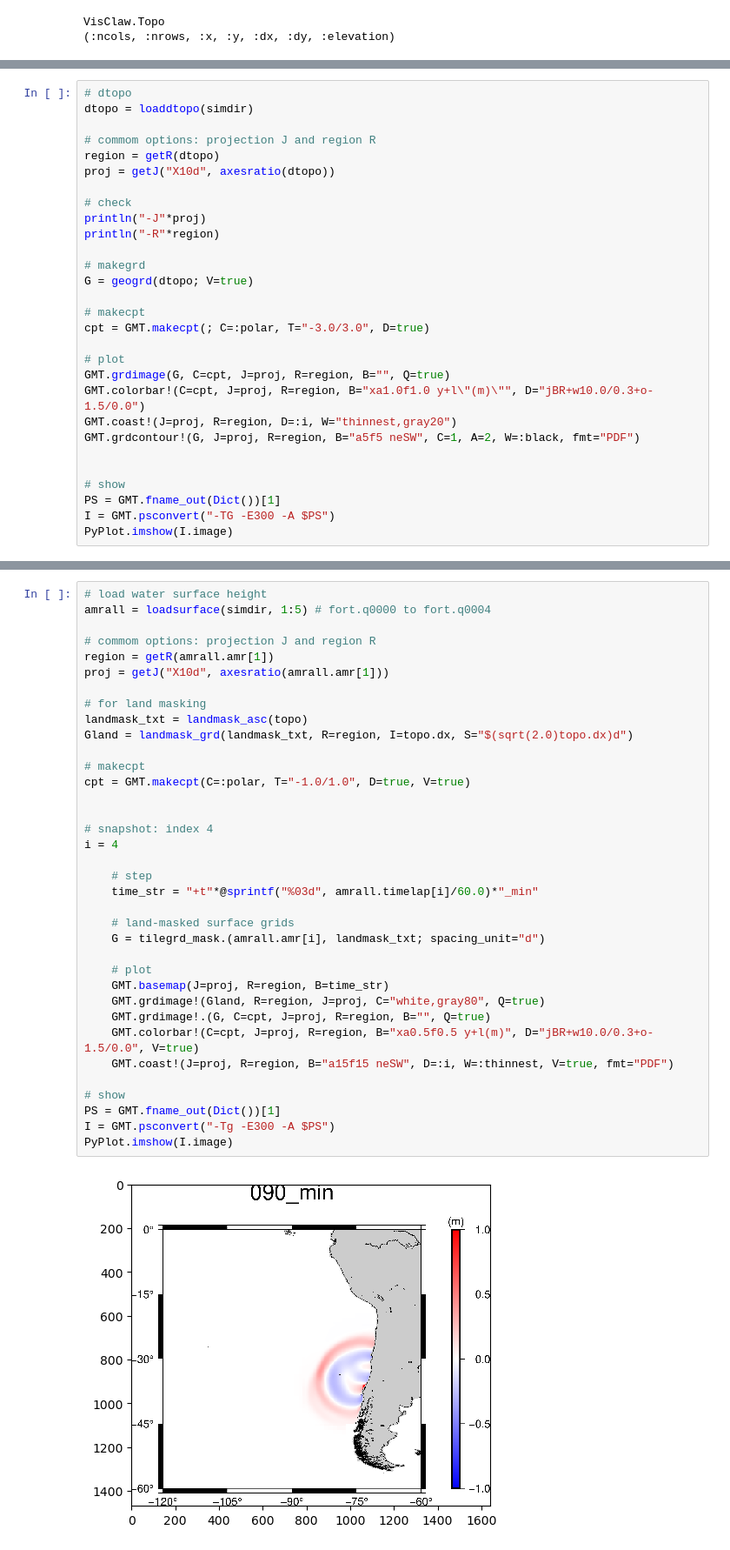
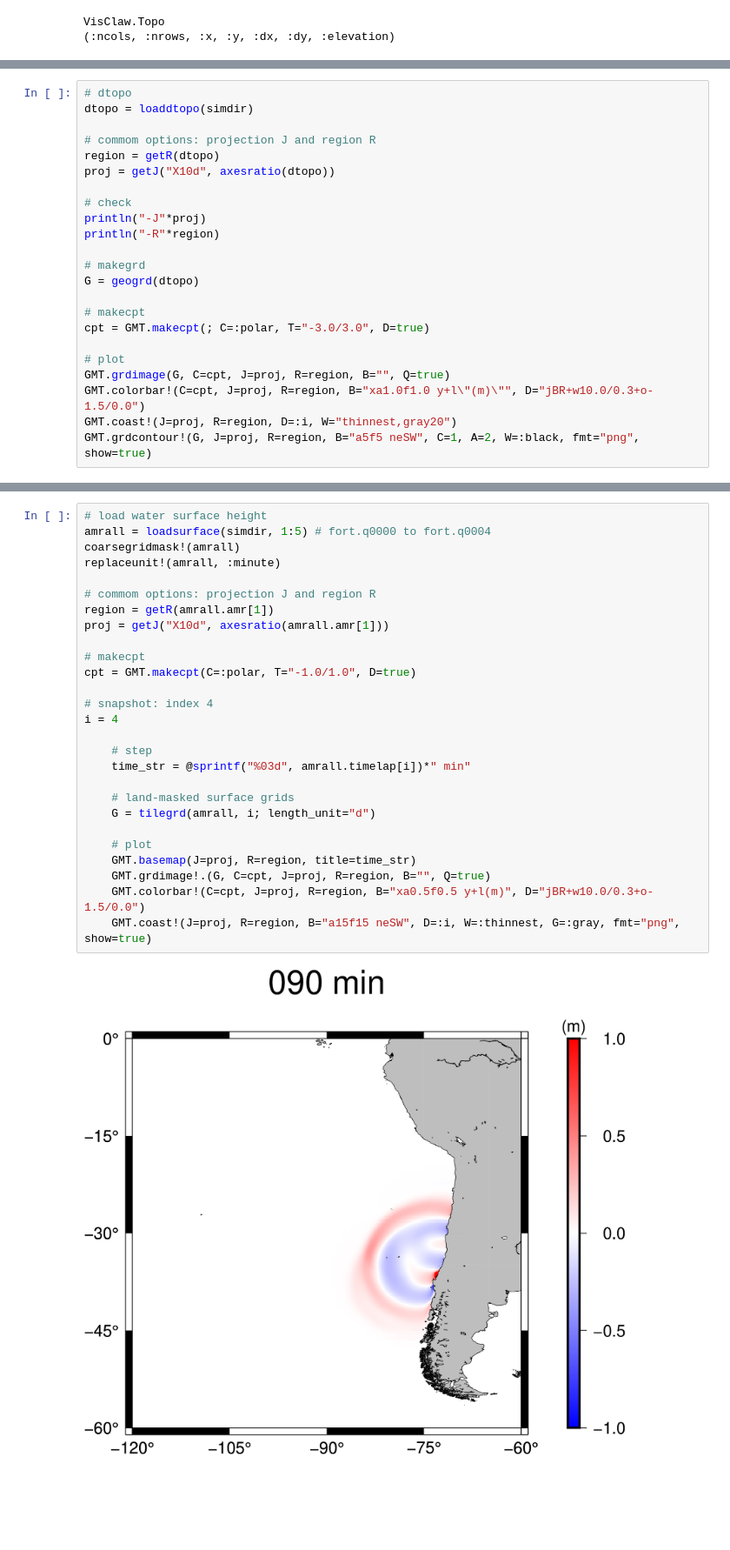
Before and after one commit to hydrocoast/VisClaw.jl, a Jupyter notebook: Examples_using_GMT.ipynb, the cells around one changed output, grey strips where cells are left out. Shown at 87% size. Cells and saved outputs as stored; diff of their text form; blank space fills up the shorter version.

```diff
--- a/Examples_using_GMT.ipynb
+++ b/Examples_using_GMT.ipynb
@@ -69,7 +62,7 @@ println("-J"*proj)
 println("-R"*region)
 
 # makegrd
-G = geogrd(dtopo; V=true)
+G = geogrd(dtopo)
 
 # makecpt
 cpt = GMT.makecpt(; C=:polar, T="-3.0/3.0", D=true)
@@ -78,11 +71,5 @@ cpt = GMT.makecpt(; C=:polar, T="-3.0/3.0", D=true)
 GMT.grdimage(G, C=cpt, J=proj, R=region, B="", Q=true)
 GMT.colorbar!(C=cpt, J=proj, R=region, B="xa1.0f1.0 y+l\"(m)\"", D="jBR+w10.0/0.3+o-1.5/0.0")
 GMT.coast!(J=proj, R=region, D=:i, W="thinnest,gray20")
-GMT.grdcontour!(G, J=proj, R=region, B="a5f5 neSW", C=1, A=2, W=:black, fmt="PDF")
-
-
-# show
-PS = GMT.fname_out(Dict())[1]
-I = GMT.psconvert("-TG -E300 -A $PS")
-PyPlot.imshow(I.image)
+GMT.grdcontour!(G, J=proj, R=region, B="a5f5 neSW", C=1, A=2, W=:black, fmt="png", show=true)
 # %% [output]
@@ -95,38 +81,29 @@ PyObject <matplotlib.image.AxesImage object at 0x...>
 # %%
 # load water surface height
 amrall = loadsurface(simdir, 1:5) # fort.q0000 to fort.q0004
+coarsegridmask!(amrall)
+replaceunit!(amrall, :minute)
 
 # commom options: projection J and region R
 region = getR(amrall.amr[1])
 proj = getJ("X10d", axesratio(amrall.amr[1]))
 
-# for land masking
-landmask_txt = landmask_asc(topo)
-Gland = landmask_grd(landmask_txt, R=region, I=topo.dx, S="$(sqrt(2.0)topo.dx)d")
-
 # makecpt
-cpt = GMT.makecpt(C=:polar, T="-1.0/1.0", D=true, V=true)
-
+cpt = GMT.makecpt(C=:polar, T="-1.0/1.0", D=true)
 
 # snapshot: index 4
 i = 4
 
     # step
-    time_str = "+t"*@sprintf("%03d", amrall.timelap[i]/60.0)*"_min"
+    time_str = @sprintf("%03d", amrall.timelap[i])*" min"
 
     # land-masked surface grids
-    G = tilegrd_mask.(amrall.amr[i], landmask_txt; spacing_unit="d")
+    G = tilegrd(amrall, i; length_unit="d")
 
     # plot
-    GMT.basemap(J=proj, R=region, B=time_str)
-    GMT.grdimage!(Gland, R=region, J=proj, C="white,gray80", Q=true)
+    GMT.basemap(J=proj, R=region, title=time_str)
     GMT.grdimage!.(G, C=cpt, J=proj, R=region, B="", Q=true)
-    GMT.colorbar!(C=cpt, J=proj, R=region, B="xa0.5f0.5 y+l(m)", D="jBR+w10.0/0.3+o-1.5/0.0", V=true)
-    GMT.coast!(J=proj, R=region, B="a15f15 neSW", D=:i, W=:thinnest, V=true, fmt="PDF")
-
-# show
-PS = GMT.fname_out(Dict())[1]
-I = GMT.psconvert("-Tg -E300 -A $PS")
-PyPlot.imshow(I.image)
+    GMT.colorbar!(C=cpt, J=proj, R=region, B="xa0.5f0.5 y+l(m)", D="jBR+w10.0/0.3+o-1.5/0.0")
+    GMT.coast!(J=proj, R=region, B="a15f15 neSW", D=:i, W=:thinnest, G=:gray, fmt="png", show=true)
 # %% [output]
-[figure, old version]
+[figure, new version]
```
Also changed, not shown: parts of 9 cells of this notebook.
